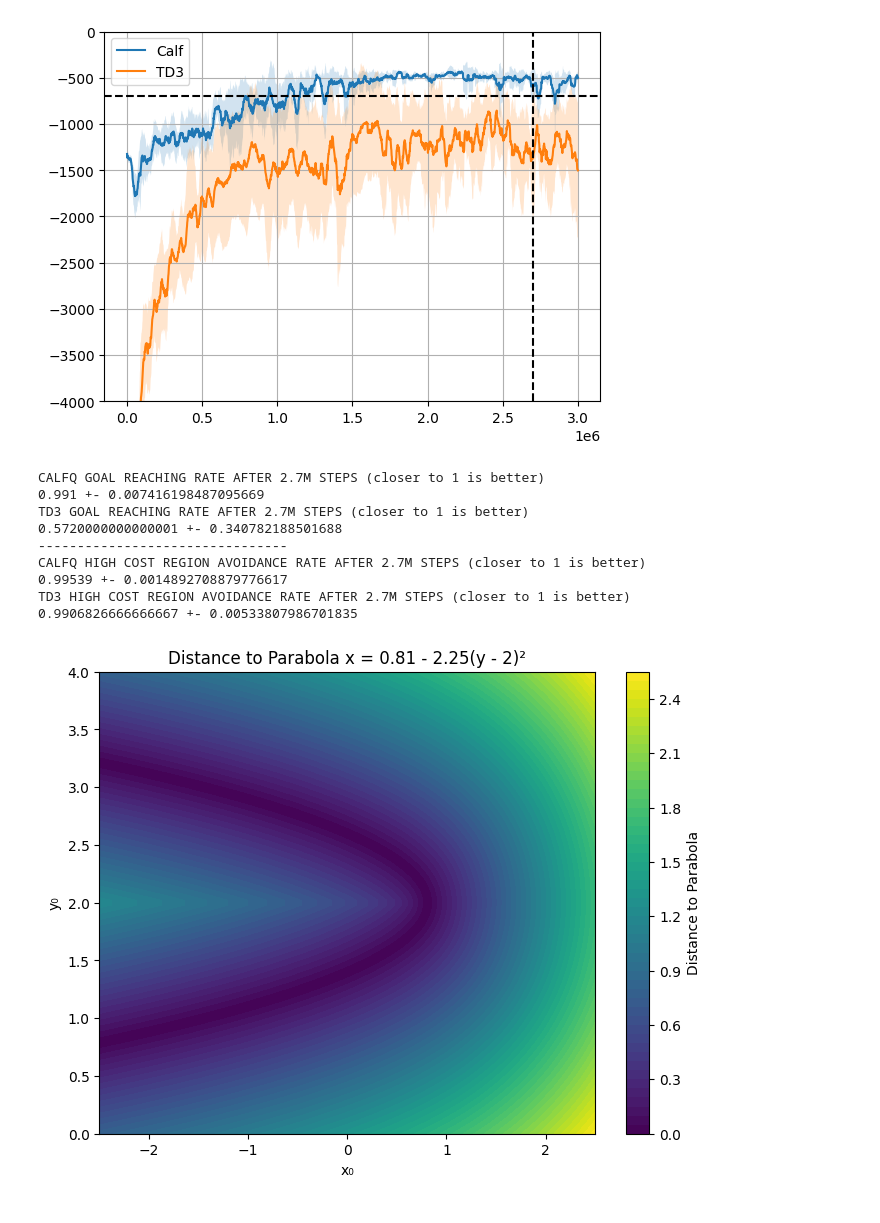
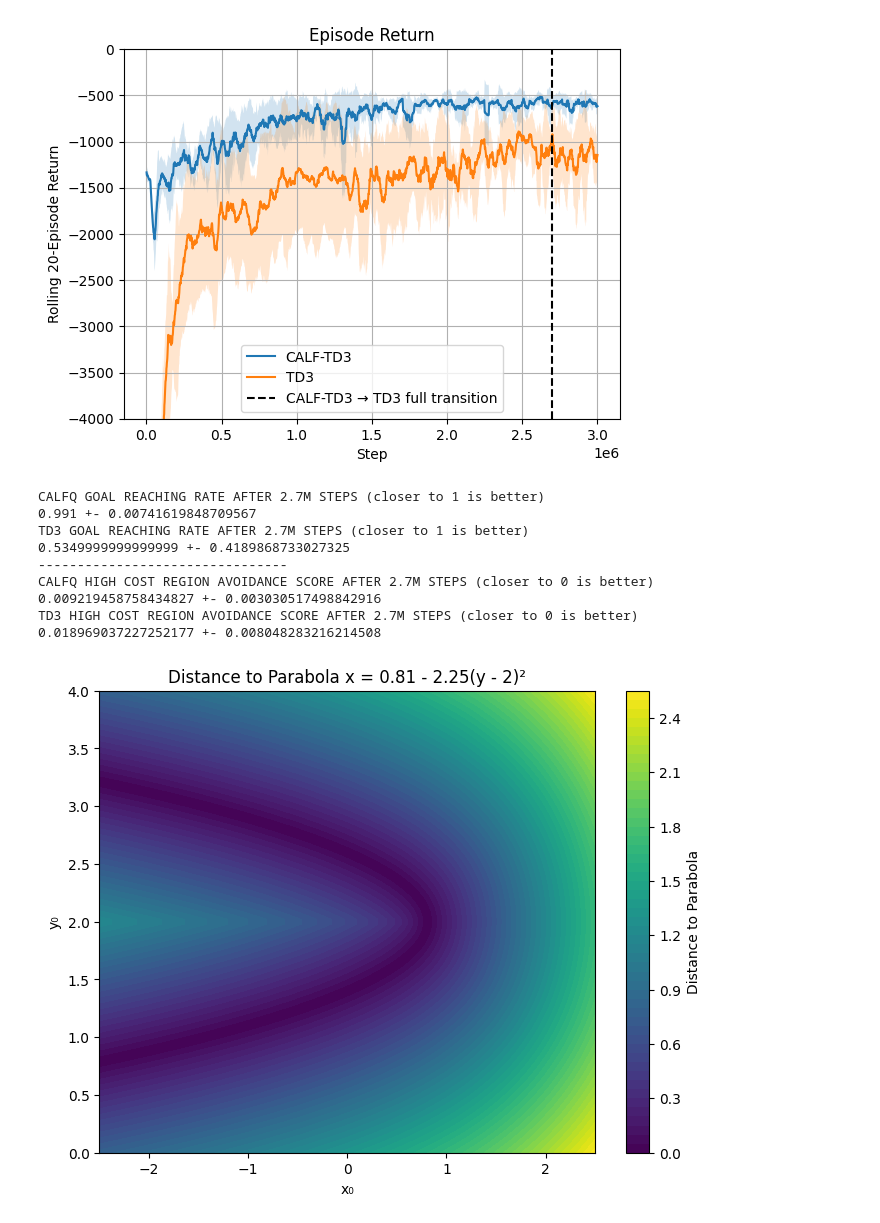
Before and after one commit to aidagroup/calf-enhance, a Jupyter notebook: run/analysis.ipynb, the cells around one changed output. Saved outputs shown, nothing was run; the diff lists cells and outputs as text; code cells hidden in the pictures.

Commit message:
Update analysis notebook and evaluation scripts; rename data files and improve plotting aesthetics

```diff
--- a/run/analysis.ipynb
+++ b/run/analysis.ipynb
@@ -7,8 +7,8 @@ import numpy as np
 from scipy.optimize import root_scalar
 
 
-calfq_data = pd.read_csv("expdata/calfq_ellipse.csv")
-td3_data = pd.read_csv("expdata/td3.csv")
+calfq_data = pd.read_csv("expdata/calfq_update.csv")
+td3_data = pd.read_csv("expdata/td3_update.csv")
 
 
 def select_metrics(data, metric_name):
@@ -17,38 +17,46 @@ def select_metrics(data, metric_name):
 
 means = (
     select_metrics(calfq_data, "charts/episodic_return_rolling_20")
     .groupby("step")["value"]
     .mean()
 )
 stds = (
     select_metrics(calfq_data, "charts/episodic_return_rolling_20")
     .groupby("step")["value"]
     .std()
 )
 
-plt.plot(means, label="Calf")
+plt.plot(means, label="CALF-TD3")
 plt.fill_between(means.index, means - stds, means + stds, alpha=0.2)
-plt.axhline(y=-700, color="black", linestyle="--")
+# plt.axhline(y=-700, color="black", linestyle="--")
 means = (
     select_metrics(td3_data, "charts/episodic_return_rolling_20")
     .groupby("step")["value"]
     .mean()
 )
 stds = (
     select_metrics(td3_data, "charts/episodic_return_rolling_20")
     .groupby("step")["value"]
     .std()
 )
 
 plt.plot(means, label="TD3")
-plt.axvline(x=0.9 * 3_000_000, color="black", linestyle="--")
+plt.axvline(
+    x=0.9 * 3_000_000,
+    color="black",
+    linestyle="--",
+    label="CALF-TD3 → TD3 full transition",
+)
 plt.fill_between(means.index, means - stds, means + stds, alpha=0.2)
 plt.ylim(-4000, 0)
 plt.legend()
+plt.title("Episode Return")
+plt.xlabel("Step")
+plt.ylabel("Rolling 20-Episode Return")
 plt.grid()
-plt.show()
+plt.savefig("expdata/episode_return_calf_td3_vs_td3.pdf")
 # %% [output]
-[figure, old version]
+[figure, new version]
 # %%
 print("CALFQ GOAL REACHING RATE AFTER 2.7M STEPS (closer to 1 is better)")
 
@@ -71,33 +79,33 @@ print(
 
 print("--------------------------------")
 
-print("CALFQ HIGH COST REGION AVOIDANCE RATE AFTER 2.7M STEPS (closer to 1 is better)")
-high_cost_region = select_metrics(calfq_data, "episode_stats/n_in_spot")
+print("CALFQ HIGH COST REGION AVOIDANCE SCORE AFTER 2.7M STEPS (closer to 0 is better)")
+high_cost_region = select_metrics(calfq_data, "episode_stats/avoidance_score")
 high_cost_region = high_cost_region[high_cost_region["step"] >= 2_700_000]
 print(
-    1 - high_cost_region.groupby("run_id")["value"].mean().mean(),
+    high_cost_region.groupby("run_id")["value"].mean().mean(),
     "+-",
     high_cost_region.groupby("run_id")["value"].mean().std(),
 )
 
-print("TD3 HIGH COST REGION AVOIDANCE RATE AFTER 2.7M STEPS (closer to 1 is better)")
-high_cost_region = select_metrics(td3_data, "episode_stats/n_in_spot")
+print("TD3 HIGH COST REGION AVOIDANCE SCORE AFTER 2.7M STEPS (closer to 0 is better)")
+high_cost_region = select_metrics(td3_data, "episode_stats/avoidance_score")
 high_cost_region = high_cost_region[high_cost_region["step"] >= 2_700_000]
 print(
-    1 - high_cost_region.groupby("run_id")["value"].mean().mean(),
+    high_cost_region.groupby("run_id")["value"].mean().mean(),
     "+-",
     high_cost_region.groupby("run_id")["value"].mean().std(),
 )
 # %% [output]
 CALFQ GOAL REACHING RATE AFTER 2.7M STEPS (closer to 1 is better)
-0.991 +- 0.007416198487095669
+0.991 +- 0.00741619848709567
 TD3 GOAL REACHING RATE AFTER 2.7M STEPS (closer to 1 is better)
-0.5720000000000001 +- 0.340782188501688
+0.5349999999999999 +- 0.4189868733027325
 --------------------------------
-CALFQ HIGH COST REGION AVOIDANCE RATE AFTER 2.7M STEPS (closer to 1 is better)
-0.99539 +- 0.0014892708879776617
-TD3 HIGH COST REGION AVOIDANCE RATE AFTER 2.7M STEPS (closer to 1 is better)
-0.9906826666666667 +- 0.00533807986701835
+CALFQ HIGH COST REGION AVOIDANCE SCORE AFTER 2.7M STEPS (closer to 0 is better)
+0.009219458758434827 +- 0.003030517498842916
+TD3 HIGH COST REGION AVOIDANCE SCORE AFTER 2.7M STEPS (closer to 0 is better)
+0.018969037227252177 +- 0.008048283216214508
 # %%
 from scipy.optimize import fsolve
 
```
Also changed, not shown: 8 other files.
